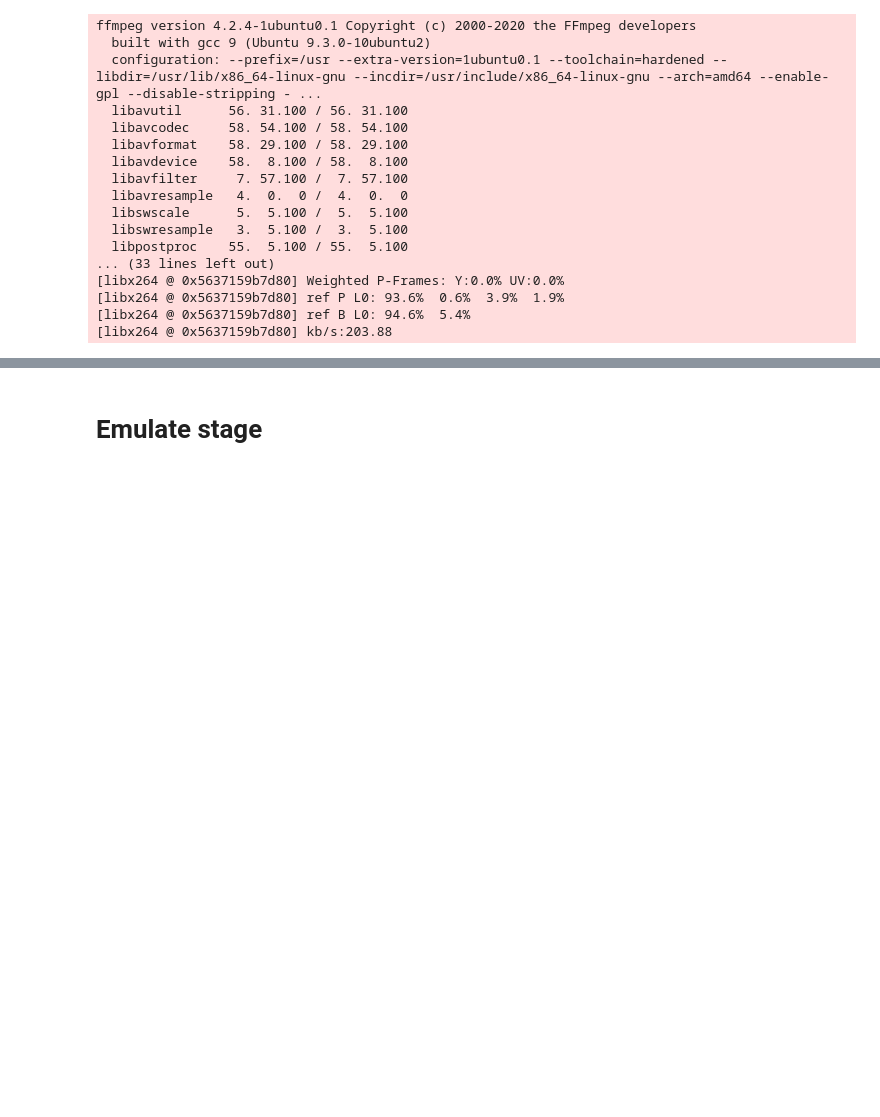
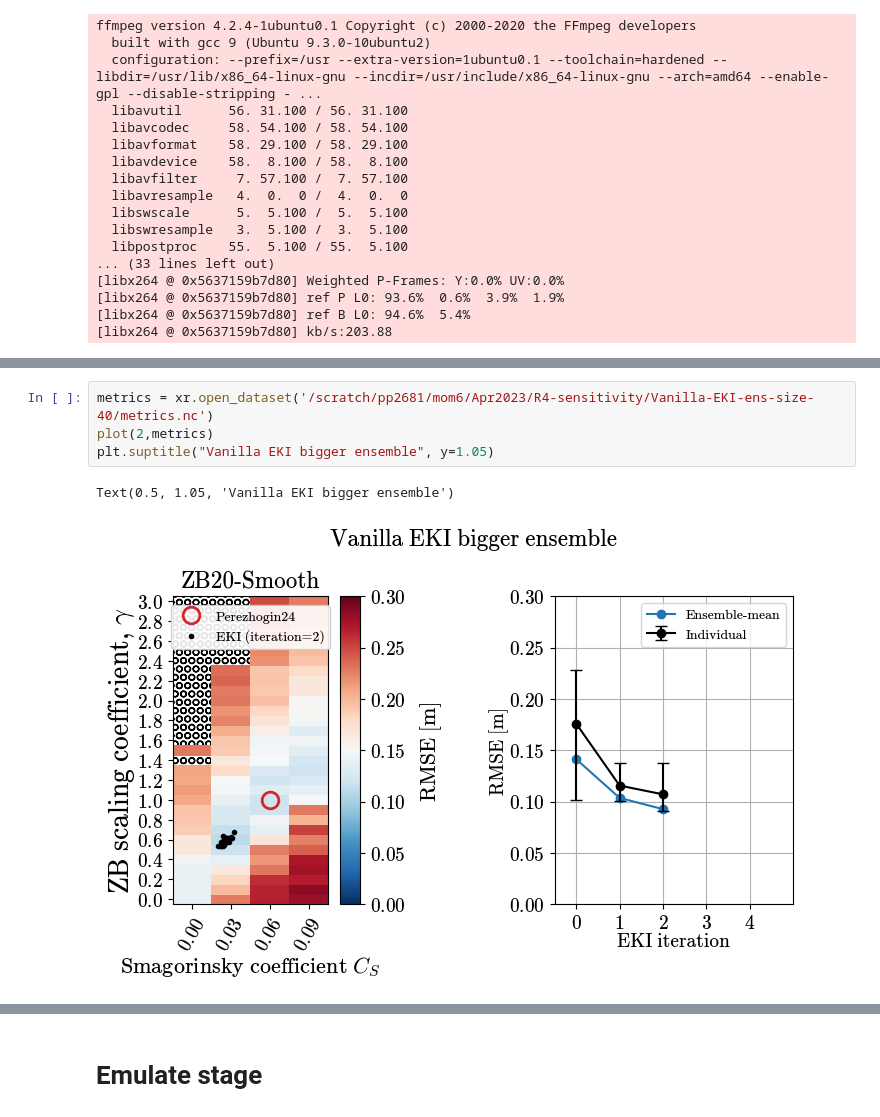
Before and after one commit to m2lines/calibration-MOM6, a Jupyter notebook: notebooks/calibrate-Double-Gyre.ipynb, the cells around one changed output, grey strips where cells are left out. Drawn from its saved outputs; the diff is of its cells as text; blank space fills up the shorter version.

```diff
--- a/notebooks/calibrate-Double-Gyre.ipynb
+++ b/notebooks/calibrate-Double-Gyre.ipynb
@@ -261,0 +278,7 @@ ffmpeg version 4.2.4-1ubuntu0.1 Copyright (c) 2000-2020 the FFmpeg developers
+# %%
+metrics = xr.open_dataset('/scratch/pp2681/mom6/Apr2023/R4-sensitivity/Vanilla-EKI-ens-size-40/metrics.nc')
+plot(2,metrics)
+plt.suptitle("Vanilla EKI bigger ensemble", y=1.05)
+# %% [output]
+Text(0.5, 1.05, 'Vanilla EKI bigger ensemble')
+[figure, added]
```
Also changed, not shown: parts of 32 cells of this notebook.
